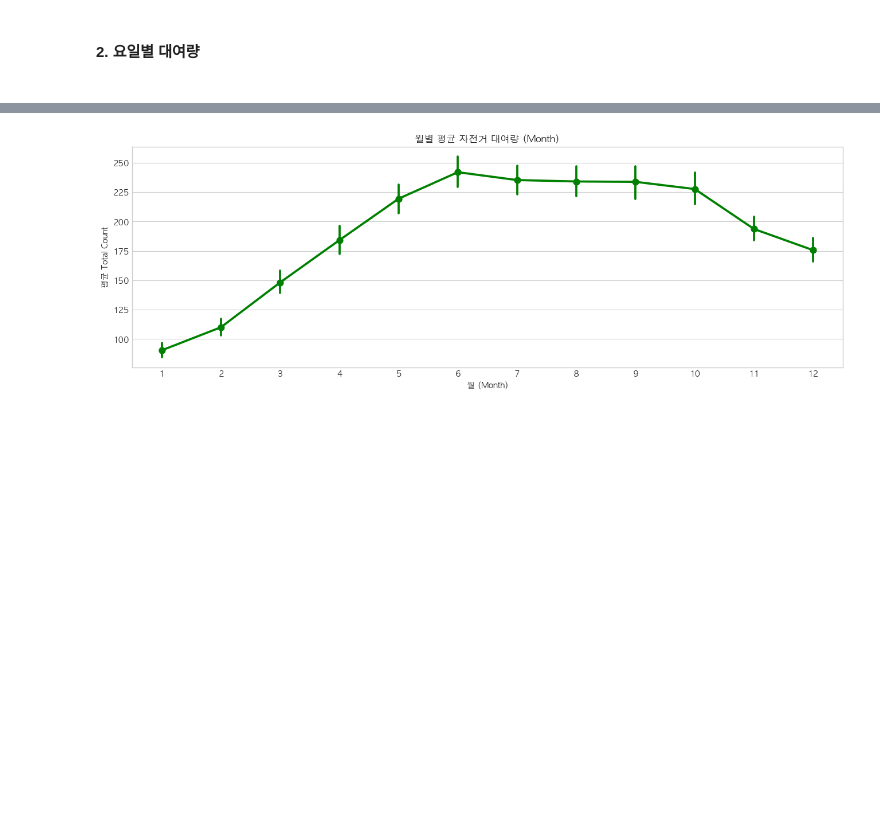
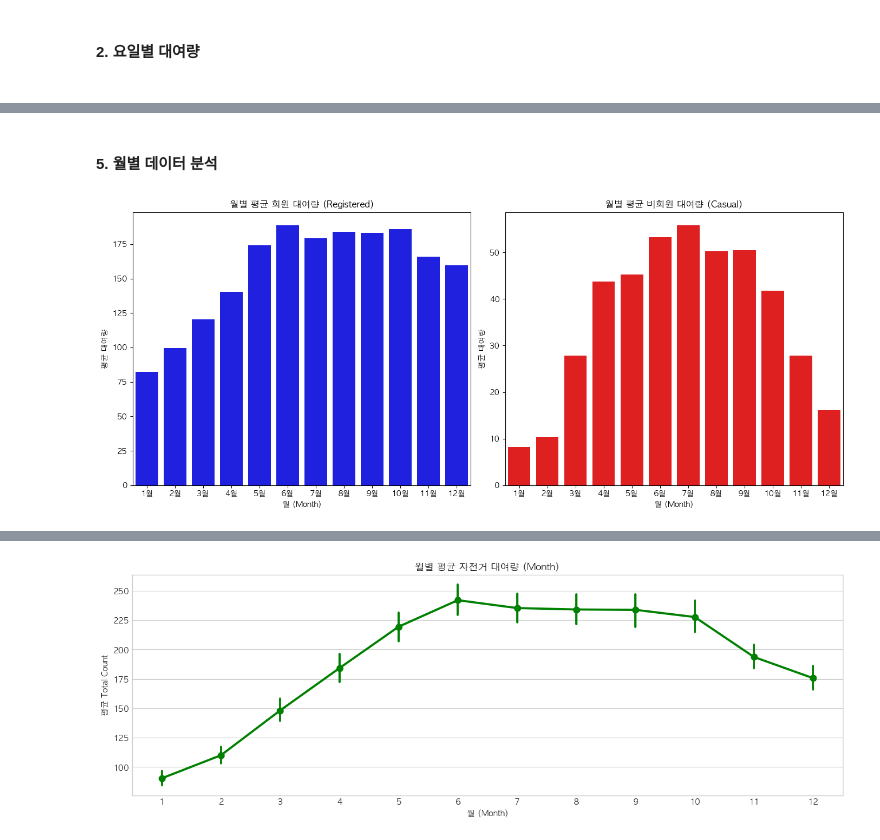
Before and after one commit to 90heum/trainEDA-PredictiveModeling, a Jupyter notebook: 미션1_4팀_마정흠.ipynb, the cells around one changed output, grey strips where cells are left out. Drawn from its saved outputs; the diff is of its cells as text; code cells hidden in the pictures; blank space fills up the shorter version.

```diff
--- a/미션1_4팀_마정흠.ipynb
+++ b/미션1_4팀_마정흠.ipynb
@@ -248,0 +296,25 @@ plt.show()
+# %% [markdown]
+<h4>5. 월별 데이터 분석</h4>
+# %%
+plt.figure(figsize=(14, 6))
+
+# 1. 회원 (Registered) 월별 평균 대여량 (막대 그래프)
+plt.subplot(1, 2, 1)
+sns.barplot(x='month', y='registered', data=train, color='blue', ci=None)
+plt.title('월별 평균 회원 대여량 (Registered)')
+plt.ylabel('평균 대여량')
+plt.xlabel('월 (Month)')
+plt.xticks(range(0, 12), [str(i+1) + '월' for i in range(12)])
+
+# 2. 비회원 (Casual) 월별 평균 대여량 (막대 그래프)
+plt.subplot(1, 2, 2)
+sns.barplot(x='month', y='casual', data=train, color='red', ci=None)
+plt.title('월별 평균 비회원 대여량 (Casual)')
+plt.ylabel('평균 대여량')
+plt.xlabel('월 (Month)')
+plt.xticks(range(0, 12), [str(i+1) + '월' for i in range(12)])
+
+plt.tight_layout() # 그래프 간격 자동 조정
+plt.show()
+# %% [output]
+[figure, added]
```
Also changed, not shown: parts of 20 cells of this notebook.
